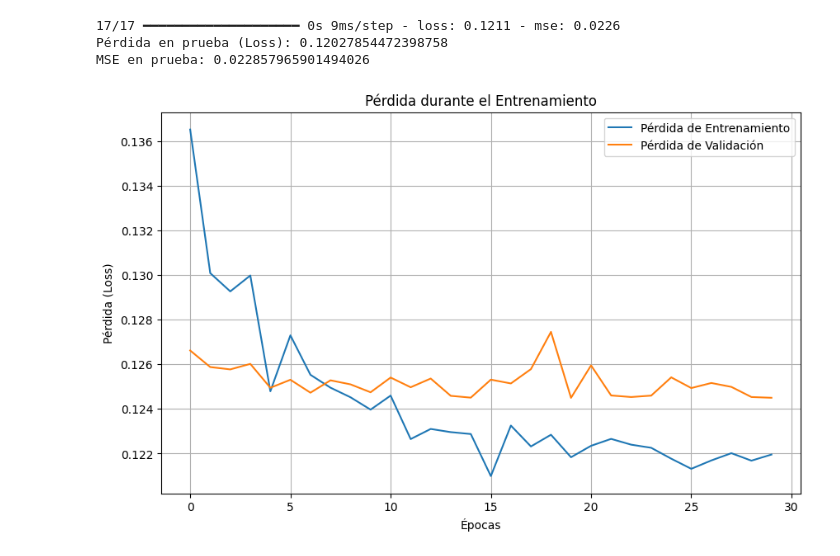
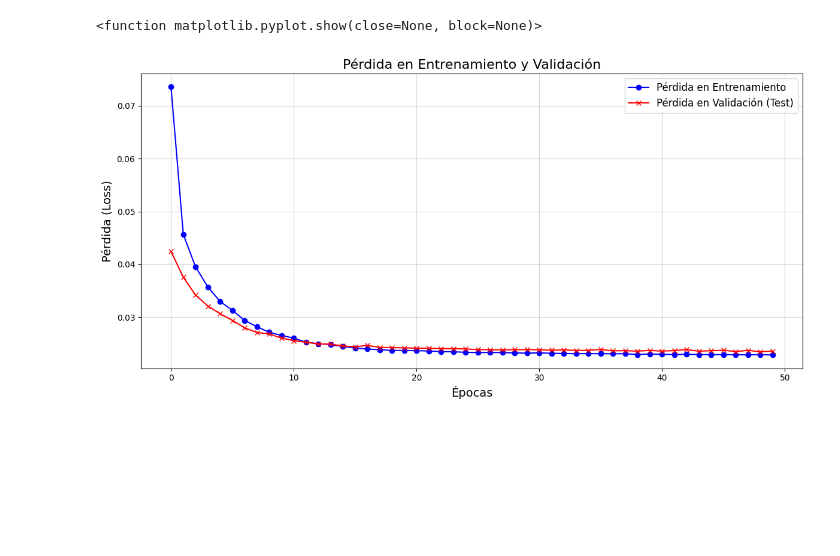
Before and after one commit to darwinagudeloh/FDL_2024-2_UDEA, a Jupyter notebook: 04_Modelo_RNN.ipynb, the cells around one changed output. Cells and saved outputs as stored; diff of their text form; code cells hidden in the pictures; blank space fills up the shorter version.

```diff
--- a/04_Modelo_RNN.ipynb
+++ b/04_Modelo_RNN.ipynb
@@ -87,15 +68,10 @@ Model: "sequential"
 # %%
-# Definir Early Stopping
-
-early_stopping = EarlyStopping(monitor='val_loss', patience=10, restore_best_weights=True)
-
 # Entrenar el modelo
-history = model.fit(
-    X_train_7, y_train_7,
-    validation_data=(X_val_7, y_val_7),
-    epochs=100,
+history=model.fit(
+    X_train, y_train,
+    validation_data=(X_test, y_test),
+    epochs=50,
     batch_size=32,
-    callbacks=[early_stopping],
-    verbose=1
+    callbacks=[early_stopping]
 )
 # %% [output]
@@ -119,24 +95,15 @@ Epoch 30/100
-# %%
-# Evaluar el Modelo
-# Evaluación en el conjunto de prueba
-test_loss, test_mse = model.evaluate(X_test_7, y_test_7)
-print(f"Pérdida en prueba (Loss): {test_loss}")
-print(f"MSE en prueba: {test_mse}")
-# %% [output]
-17/17 ━━━━━━━━━━━━━━━━━━━━ 0s 9ms/step - loss: 0.1211 - mse: 0.0226
-Pérdida en prueba (Loss): 0.12027854472398758
-MSE en prueba: 0.022857965901494026
 # %%
 # Graficar el Proceso de Entrenamiento
-# Pérdida (Loss) durante el entrenamiento
-plt.figure(figsize=(10, 6))
-plt.plot(history.history['loss'], label='Pérdida de Entrenamiento')
-plt.plot(history.history['val_loss'], label='Pérdida de Validación')
-plt.xlabel('Épocas')
-plt.ylabel('Pérdida (Loss)')
-plt.title('Pérdida durante el Entrenamiento')
-plt.legend()
-plt.grid()
-plt.show()
+plt.figure(figsize=(12, 6))
+plt.plot(history.history['loss'], label='Pérdida en Entrenamiento', marker='o', color='blue')
+plt.plot(history.history['val_loss'], label='Pérdida en Validación (Test)', marker='x', color='red')
+plt.title('Pérdida en Entrenamiento y Validación', fontsize=16)
+plt.xlabel('Épocas', fontsize=14)
+plt.ylabel('Pérdida (Loss)', fontsize=14)
+plt.legend(fontsize=12)
+plt.grid(alpha=0.5)
+plt.tight_layout()
+plt.show
 # %% [output]
+<function matplotlib.pyplot.show(close=None, block=None)>
-[figure, old version]
+[figure, new version]
```
Also changed, not shown: parts of 20 cells of this notebook.
